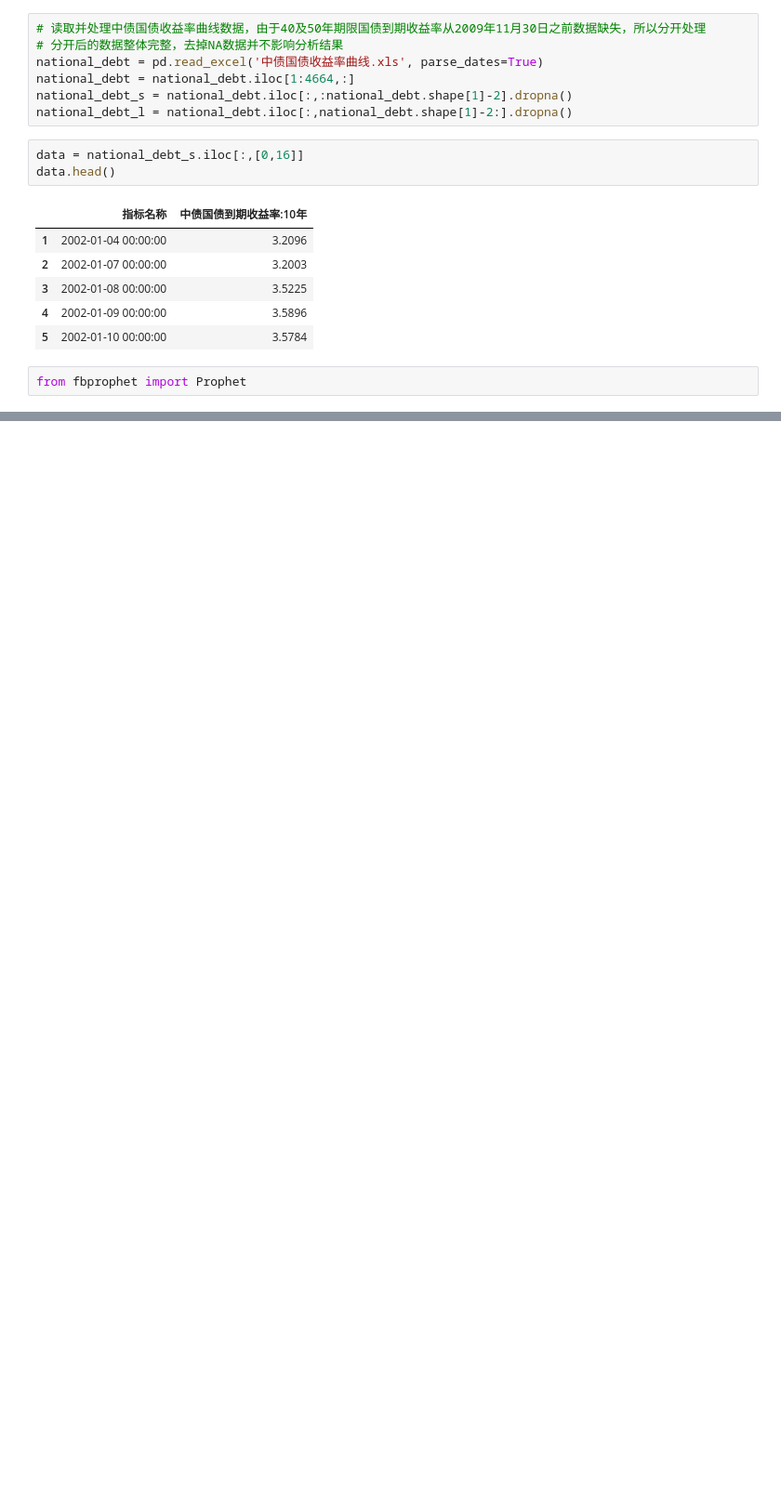
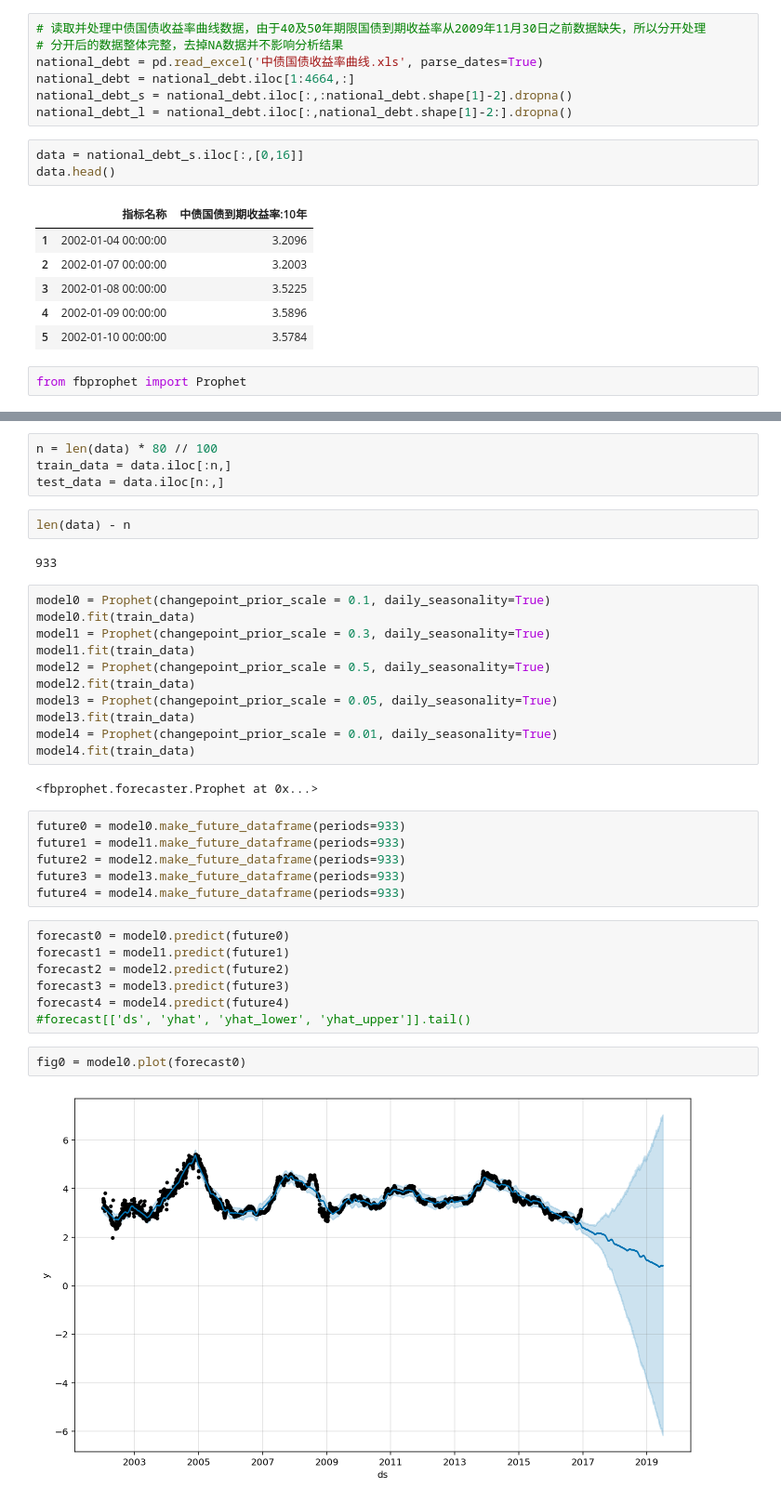
Before and after one commit to wl2748/5242_project, a Jupyter notebook: data_fbprophet.ipynb, the cells around one changed output, grey strips where cells are left out. Shown at 93% size. Saved outputs shown, nothing was run; the diff lists cells and outputs as text; blank space fills up the shorter version.

```diff
--- a/data_fbprophet.ipynb
+++ b/data_fbprophet.ipynb
@@ -122,0 +36,38 @@ mse
+# %%
+n = len(data) * 80 // 100
+train_data = data.iloc[:n,]
+test_data = data.iloc[n:,]
+# %%
+len(data) - n
+# %% [output]
+933
+# %%
+model0 = Prophet(changepoint_prior_scale = 0.1, daily_seasonality=True)
+model0.fit(train_data)
+model1 = Prophet(changepoint_prior_scale = 0.3, daily_seasonality=True)
+model1.fit(train_data)
+model2 = Prophet(changepoint_prior_scale = 0.5, daily_seasonality=True)
+model2.fit(train_data)
+model3 = Prophet(changepoint_prior_scale = 0.05, daily_seasonality=True)
+model3.fit(train_data)
+model4 = Prophet(changepoint_prior_scale = 0.01, daily_seasonality=True)
+model4.fit(train_data)
+# %% [output]
+<fbprophet.forecaster.Prophet at 0x...>
+# %%
+future0 = model0.make_future_dataframe(periods=933)
+future1 = model1.make_future_dataframe(periods=933)
+future2 = model2.make_future_dataframe(periods=933)
+future3 = model3.make_future_dataframe(periods=933)
+future4 = model4.make_future_dataframe(periods=933)
+# %%
+forecast0 = model0.predict(future0)
+forecast1 = model1.predict(future1)
+forecast2 = model2.predict(future2)
+forecast3 = model3.predict(future3)
+forecast4 = model4.predict(future4)
+#forecast[['ds', 'yhat', 'yhat_lower', 'yhat_upper']].tail()
+# %%
+fig0 = model0.plot(forecast0)
+# %% [output]
+[figure, added]
```
Also changed, not shown: parts of 33 cells of this notebook.
